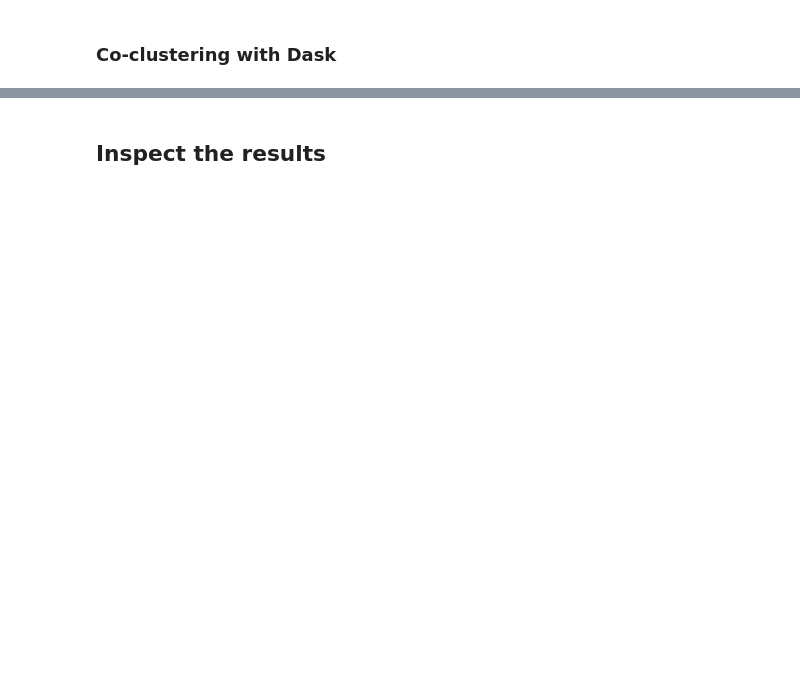
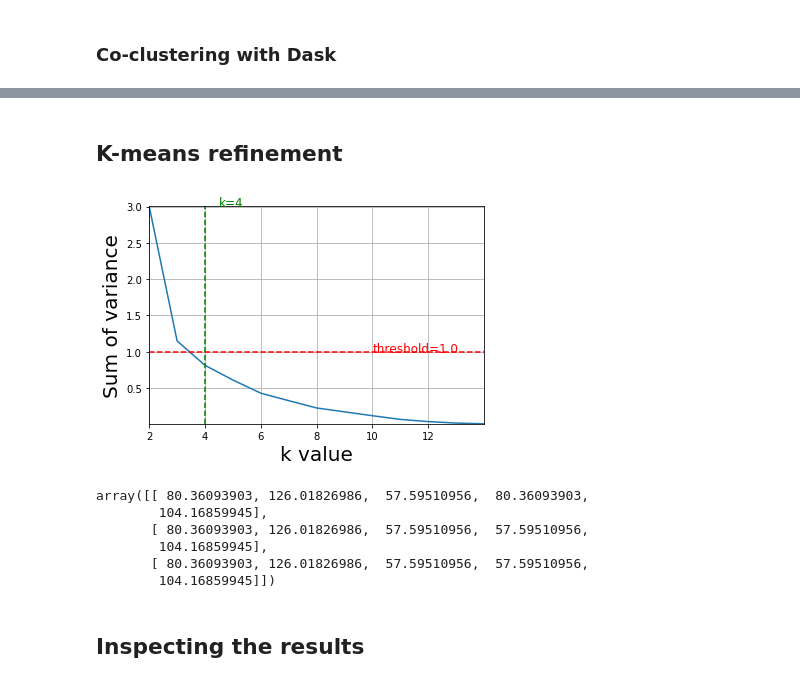
Before and after one commit to esciencecenter-digital-skills/tutorial-cgc, a Jupyter notebook: notebooks/coclustering.ipynb, the cells around one changed output, grey strips where cells are left out. Cells and saved outputs as stored; diff of their text form; code cells hidden in the pictures; blank space fills up the shorter version.

Commit message:
update notebook with kmeans

```diff
--- a/notebooks/coclustering.ipynb
+++ b/notebooks/coclustering.ipynb
@@ -161,0 +152,13 @@ WARNING:cgc.coclustering:Run not converged in 20 iterations
+# %% [markdown]
+## K-means refinement
+# %%
+km = Kmeans(
+    spring_index.data,
+    row_clusters=results.row_clusters,
+    col_clusters=results.col_clusters,
+    n_row_clusters=num_time_clusters,
+    n_col_clusters=num_space_clusters,
+    k_range=range(2, 15),
+    kmean_max_iter=100,
+    var_thres=1.
+)
@@ -162,5 +167,18 @@ WARNING:cgc.coclustering:Run not converged in 20 iterations
+# %%
+km.plot_elbow_curve()
+# %% [output]
+[figure, added]
+# %%
+results_kmeans.cl_mean_centroids
+# %% [output]
+array([[ 80.36093903, 126.01826986,  57.59510956,  80.36093903,
+        104.16859945],
+       [ 80.36093903, 126.01826986,  57.59510956,  57.59510956,
+        104.16859945],
+       [ 80.36093903, 126.01826986,  57.59510956,  57.59510956,
+        104.16859945]])
 # %% [markdown]
-## Inspect the results
+## Inspecting the results
 # %%
 time_clusters = xr.DataArray(results.row_clusters, dims='time',
                              coords=spring_index.time.coords,
```
Also changed, not shown: parts of 26 cells of this notebook.
